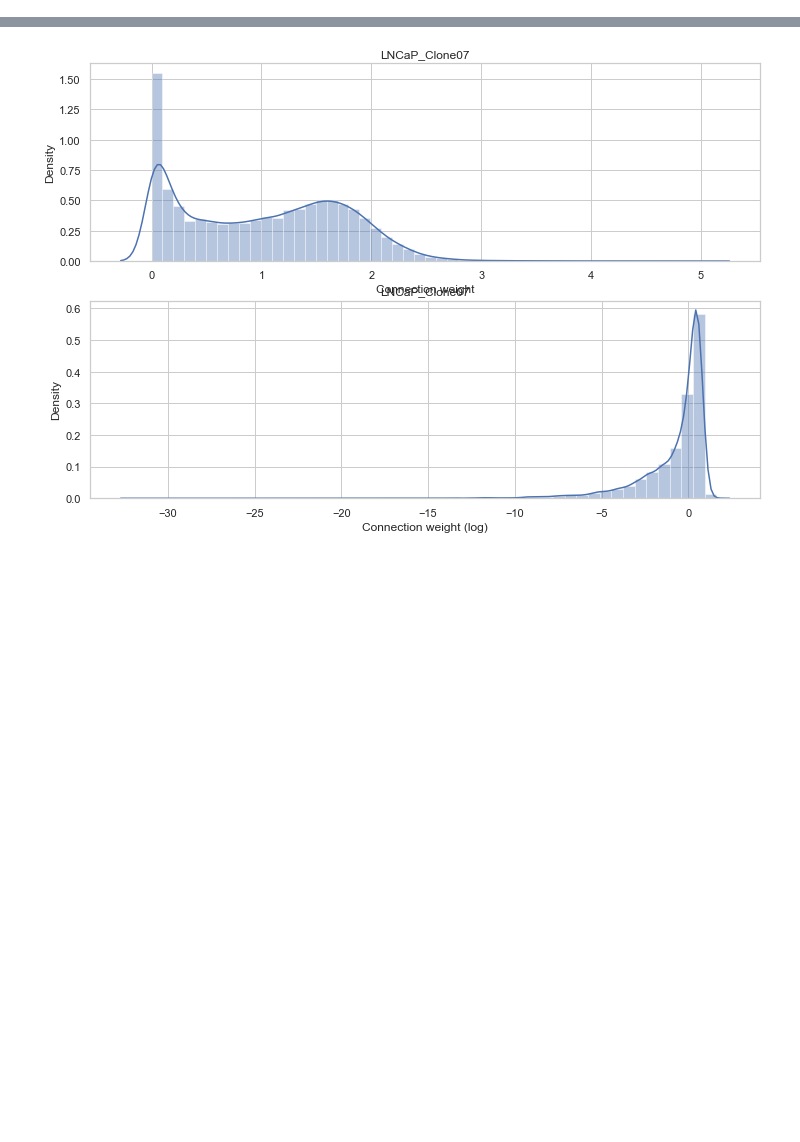
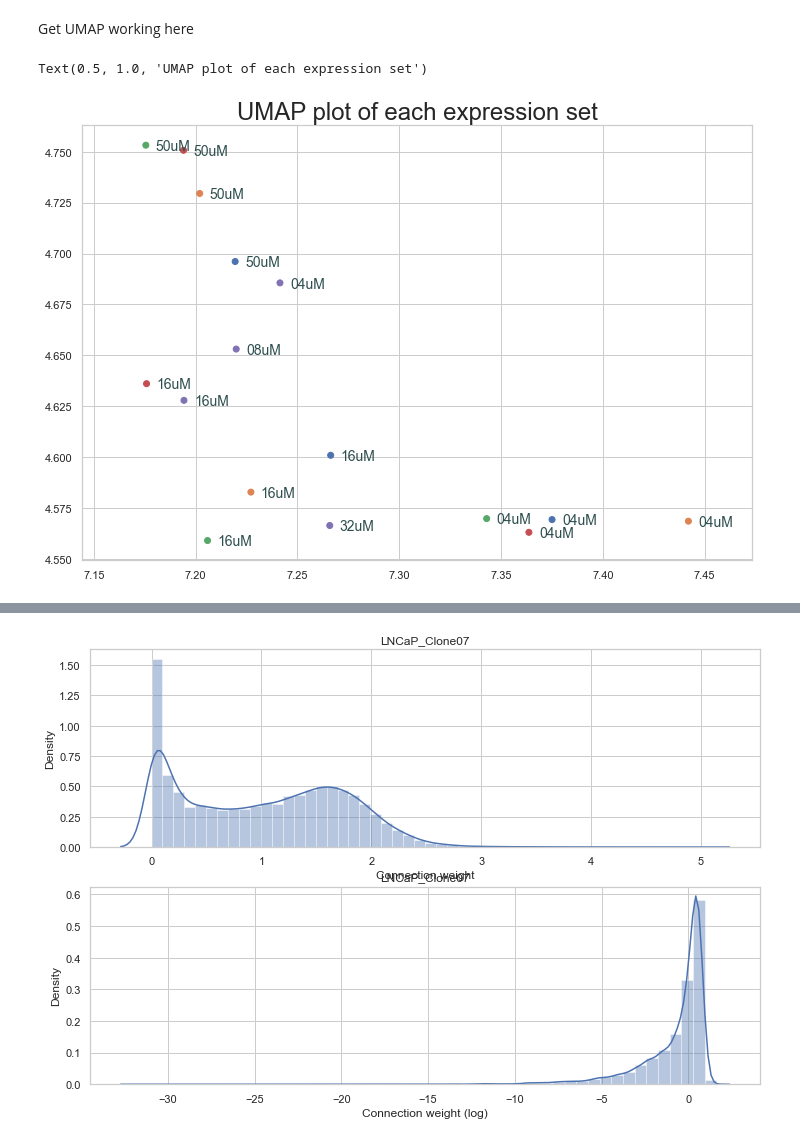
Before and after one commit to jvspruance/STAMPScreen, a Jupyter notebook: grn_centrality/grn_centrality.ipynb, the cells around one changed output, grey strips where cells are left out. Cells and saved outputs as stored; diff of their text form; code cells hidden in the pictures; blank space fills up the shorter version.

Commit message:
added umap to centrality pipeline

```diff
--- a/grn_centrality/grn_centrality.ipynb
+++ b/grn_centrality/grn_centrality.ipynb
@@ -31,3 +79,36 @@ for i in data_df:
+# %% [markdown]
+Get UMAP working here
+# %%
+#Set up UMAP; ensemble it with 100 iterations
+niter = 200
+embedding = np.zeros((16, 2))
+
+for i in range(niter):
+    reducer = umap.UMAP()
+    embedding += reducer.fit_transform(all_data)
+embedding = np.divide(embedding, niter * np.ones(embedding.shape))
+# %%
+#Make scatter plot of UMAP
+
+fig, ax = plt.subplots()
+
+colors = colors = ['red','green','blue','purple', 'orange']
+palette = [sns.color_palette()[x] for x in all_data_umap['Sample Type'].map({"Clone03":0, "Clone04":1, "Clone07":2, 'Clone10': 3, 'timeseries': 4})]
+
+ax.scatter(
+    embedding[:, 0],
+    embedding[:, 1],
+    c=palette)
+plt.gca().set_aspect('equal', 'datalim')
+
+for i, txt in enumerate(doses):
+    ax.annotate(txt, (embedding[i, 0], embedding[i, 1]), xytext=(10,-5), textcoords='offset points',
+                family='sans-serif', fontsize=14, color='darkslategrey')
+
+plt.title('UMAP plot of each expression set', fontsize=24)
+# %% [output]
+Text(0.5, 1.0, 'UMAP plot of each expression set')
+[figure, added]
 # %%
 #Train network using GRNBoost2
 network = []
```
Also changed, not shown: parts of 4 cells of this notebook, 3 other files.
